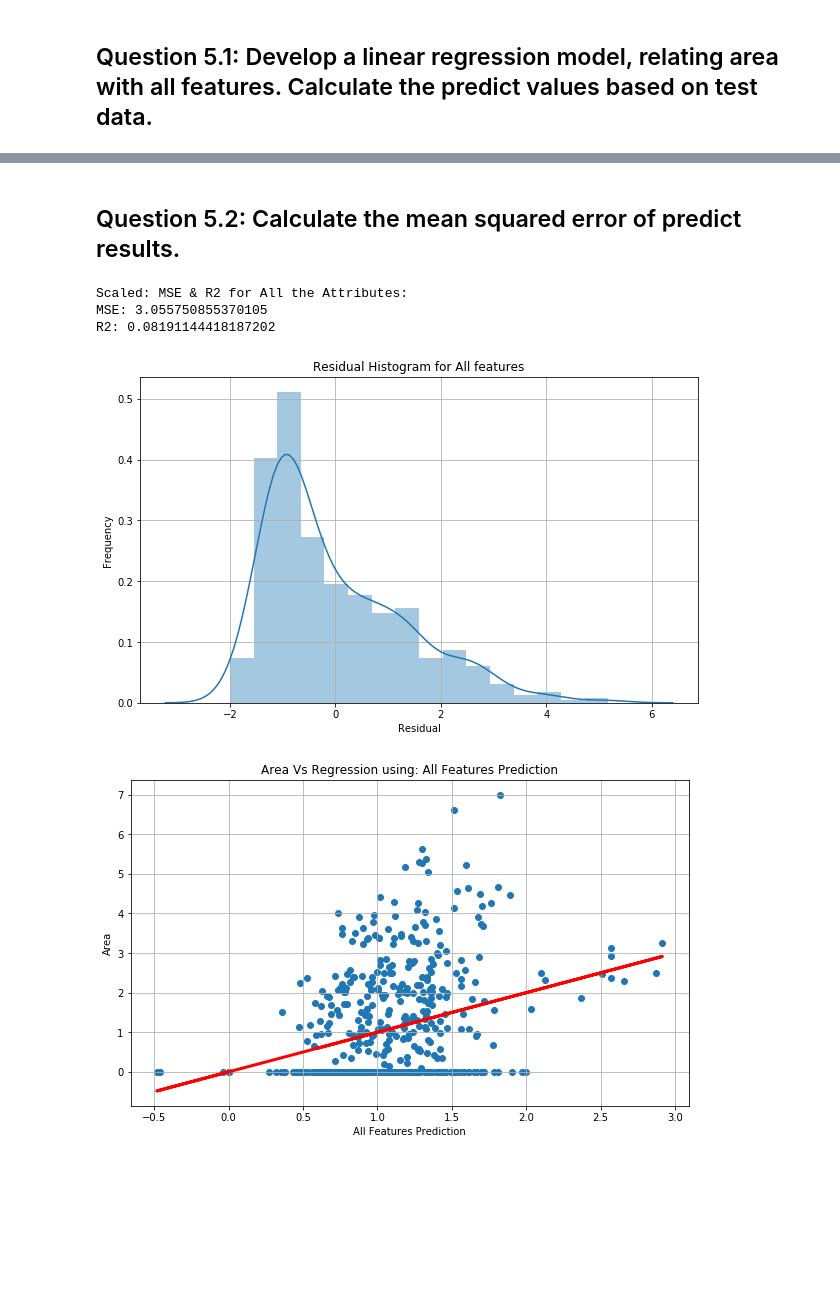
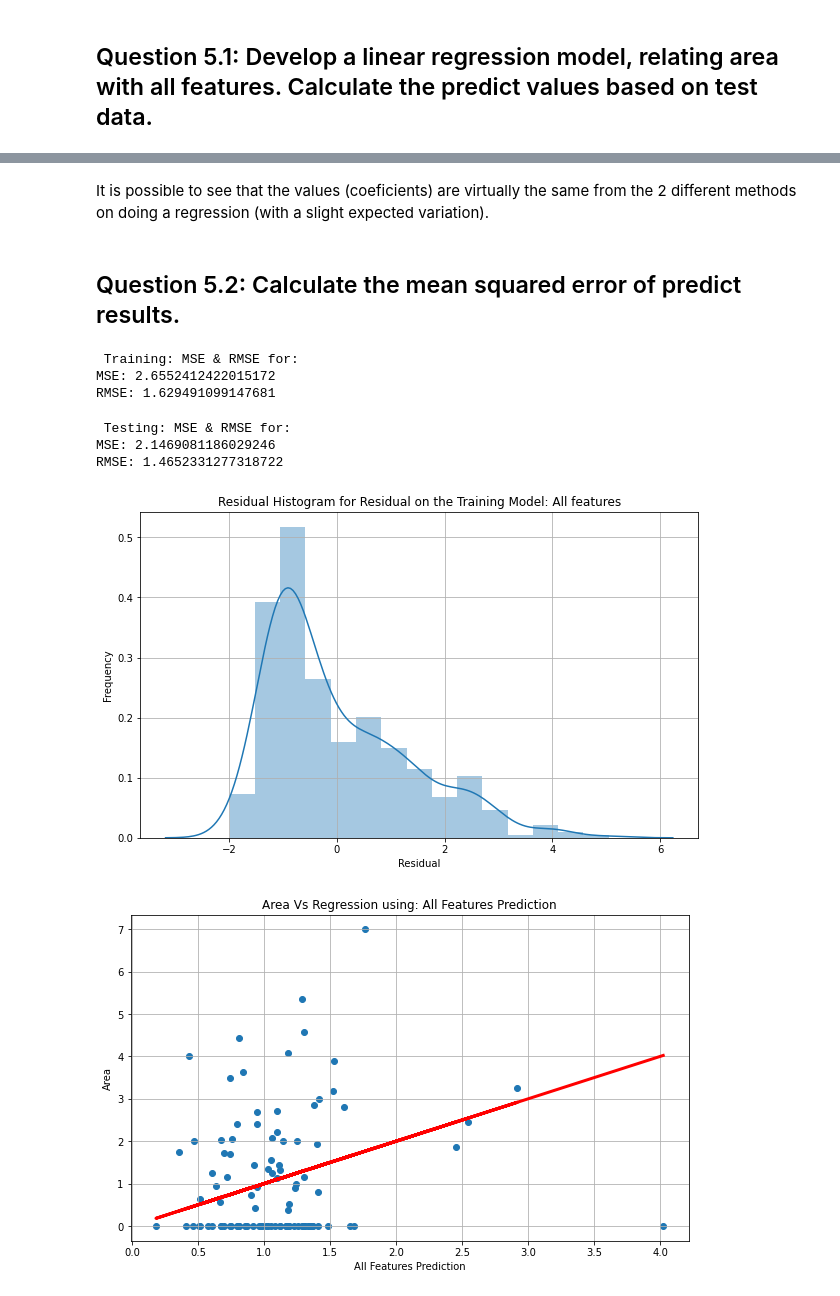
Before and after one commit to rodolfolermacontreras/ML_1_Assignment_2, a Jupyter notebook: MLEARN510-Lesson02-Rodolfo_Lerma.ipynb, the cells around one changed output, grey strips where cells are left out. Cells and saved outputs as stored; diff of their text form; code cells hidden in the pictures; blank space fills up the shorter version.

Commit message:
Added the split on the data
In this version I added some comments and also split the data and train it for the both models.

```diff
--- a/MLEARN510-Lesson02-Rodolfo_Lerma.ipynb
+++ b/MLEARN510-Lesson02-Rodolfo_Lerma.ipynb
@@ -291,3 +291,6 @@ attributes = scaler.transform(attributes)
+# %%
+#Split the data into training set and testing set
+X_train, X_test, y_train, y_test = train_test_split(attributes, y_output, test_size=0.20, random_state=42)
 # %%
 #Getting the regression using sklearn
 from sklearn.linear_model import LinearRegression
@@ -295,10 +298,10 @@ from sklearn.linear_model import LinearRegression
 regression_model = LinearRegression()
 
 # Fit the data(train the model)
-multi_model = regression_model.fit(attributes, y_output)
+multi_model = regression_model.fit(X_train, y_train)
 
 # Predict
-y_predicted = multi_model.predict(attributes)
+y_predicted = multi_model.predict(X_test)
 
 #Coefficients from linear equation
 print('Intercept: \n', multi_model.intercept_) # pull out intercept
@@ -396,13 +412,16 @@ attributes_all = scaler_all.transform(attributes_all)
+# %%
+#Split the data into training set and testing set
+X_train_all, X_test_all, y_train_all, y_test_all = train_test_split(attributes_all, y_output_all, test_size=0.20, random_state=42)
 # %%
 #Getting the regression using sklearn
-#regression_model = LinearRegression()
 
 # Fit the data(train the model)
-multi_model_all = regression_model.fit(attributes_all, y_output_all)
+multi_model_all = regression_model.fit(X_train_all, y_train_all)
 
 # Predict
-y_predicted_all = multi_model_all.predict(attributes_all)
+y_predicted_all = multi_model_all.predict(X_test_all)
 
+print('Coefficients from the Regression Model')
 print('Intercept: \n', multi_model_all.intercept_) # pull out intercept
 print('Coefficients: \n', multi_model_all.coef_) # pull out coeffeicients
 # %% [output]
@@ -443,15 +463,28 @@ x29      0.004052
 dtype: float64
+# %% [markdown]
+It is possible to see that the values (coeficients) are virtually the same from the 2 different methods on doing a regression (with a slight expected variation).
 # %% [markdown]
 ## Question 5.2: Calculate the mean squared error of predict results.
 # %%
-print('\nScaled: MSE & R2 for All the Attributes:')
-print('MSE: {}'.format(multi_model_all.mse_model))
-print('R2: {}'.format(multi_model_all.rsquared))
+print('\n Training: MSE & RMSE for:')
+print('MSE: {}'.format(multi_model_all_other.mse_model))
+print('RMSE: {}'.format(math.sqrt(multi_model_all_other.mse_model)))
 # %% [output]
-Scaled: MSE & R2 for All the Attributes:
-MSE: 3.055750855370105
-R2: 0.08191144418187202
+ Training: MSE & RMSE for:
+MSE: 2.6552412422015172
+RMSE: 1.629491099147681
+# %%
+mse_other = mean_squared_error(y_test_all, y_predicted_all)
+rmse_other = math.sqrt(mse_other)
+
+print('\n Testing: MSE & RMSE for:')
+print('MSE: {}'.format(mse_other))
+print('RMSE: {}'.format(rmse_other))
+# %% [output]
+ Testing: MSE & RMSE for:
+MSE: 2.1469081186029246
+RMSE: 1.4652331277318722
 # %%
-histograms(multi_model_all, 'All features')
+histograms(multi_model_all_other, 'Residual on the Training Model: All features')
 # %% [output]
-[figure, old version]
+[figure, new version]
@@ -460,5 +491,5 @@ predictions_all = multi_model_all.predict(Attributes_all)
 # %%
-scatters(predictions_all, y_output_all, predictions_all, 'All Features Prediction')
+scatters(y_predicted_all, y_test_all, y_predicted_all, 'All Features Prediction')
 # %% [output]
-[figure, old version]
+[figure, new version]
 # %% [markdown]
```
Also changed, not shown: parts of 26 cells of this notebook.
